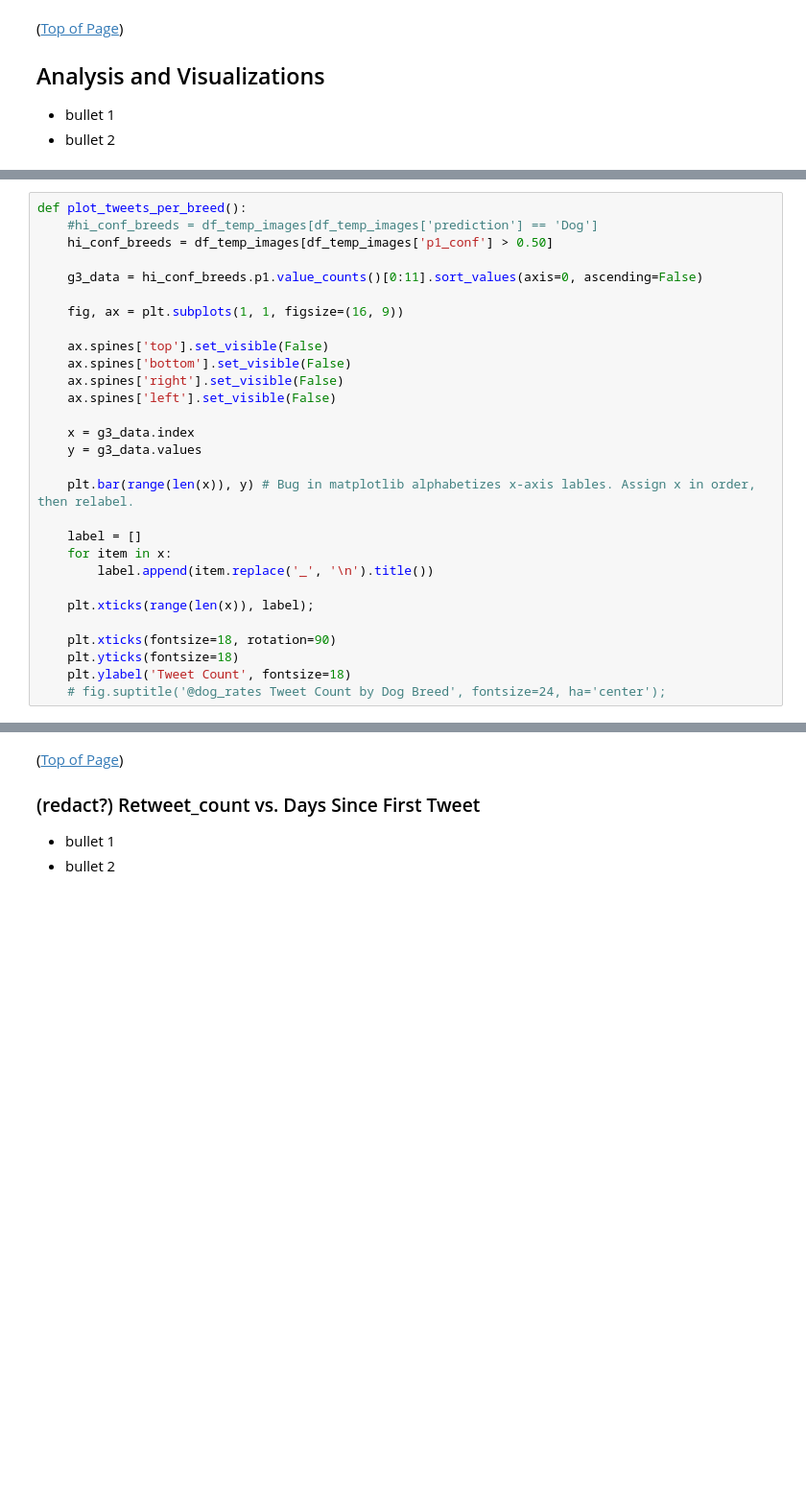
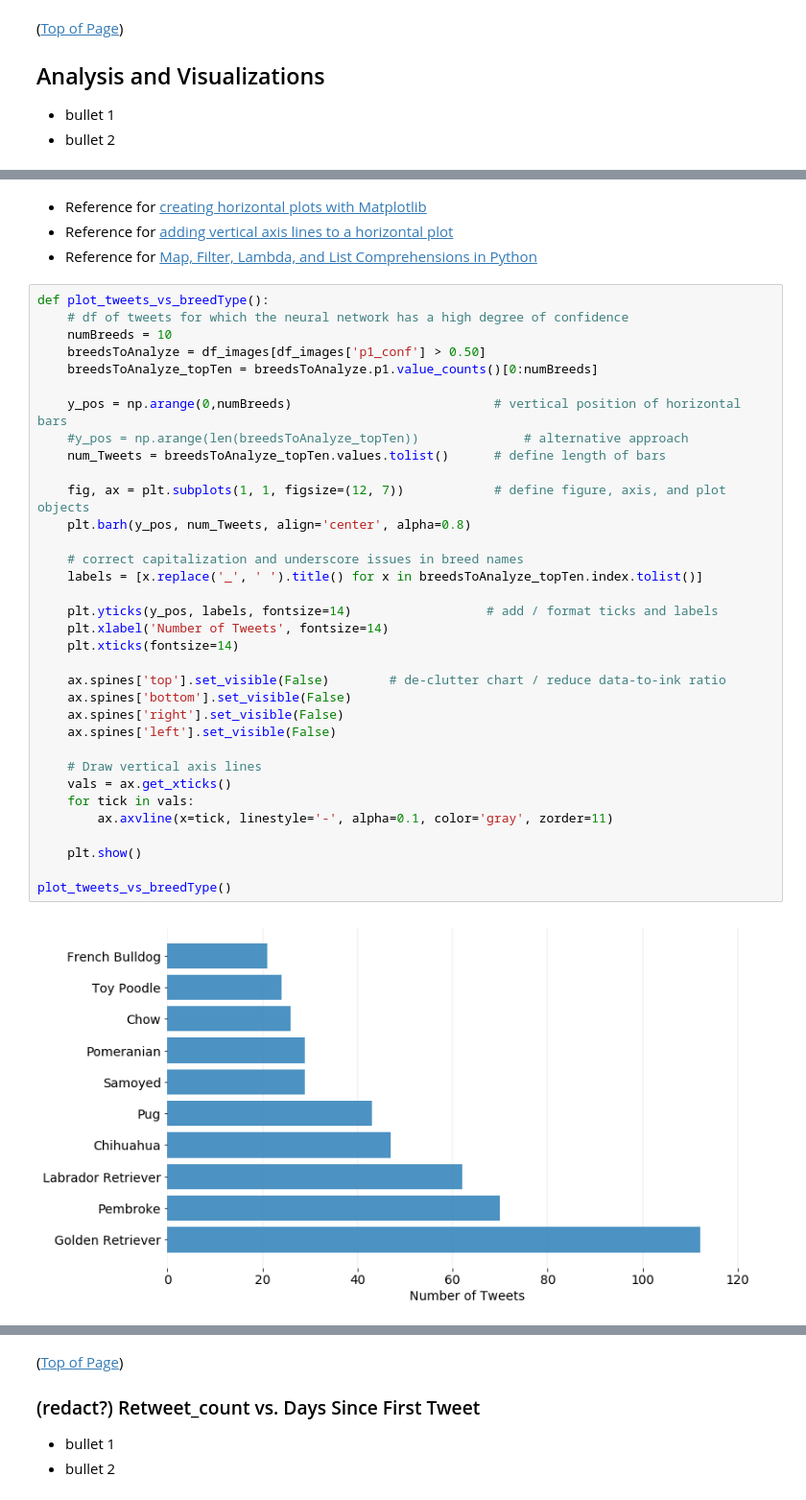
Before and after one commit to ldemastersmith/GoodDoggo, a Jupyter notebook: wrangle_act.ipynb, the cells around one changed output, grey strips where cells are left out. Shown: that part at 96% size. Cells and saved outputs as stored; diff of their text form; blank space fills up the shorter version.

```diff
--- a/wrangle_act.ipynb
+++ b/wrangle_act.ipynb
@@ -2049,29 +2102,40 @@ memory usage: 144.7+ KB
-# %%
-def plot_tweets_per_breed():
-    #hi_conf_breeds = df_temp_images[df_temp_images['prediction'] == 'Dog']
-    hi_conf_breeds = df_temp_images[df_temp_images['p1_conf'] > 0.50]
-
-    g3_data = hi_conf_breeds.p1.value_counts()[0:11].sort_values(axis=0, ascending=False)
-
-    fig, ax = plt.subplots(1, 1, figsize=(16, 9))
-
-    ax.spines['top'].set_visible(False)
-    ax.spines['bottom'].set_visible(False)
-    ax.spines['right'].set_visible(False)
-    ax.spines['left'].set_visible(False)
-
-    x = g3_data.index
-    y = g3_data.values
-
-    plt.bar(range(len(x)), y) # Bug in matplotlib alphabetizes x-axis lables. Assign x in order, then relabel.
-
-    label = []
-    for item in x:
-        label.append(item.replace('_', '\n').title())
-
-    plt.xticks(range(len(x)), label);
-
-    plt.xticks(fontsize=18, rotation=90)
-    plt.yticks(fontsize=18)
-    plt.ylabel('Tweet Count', fontsize=18)
-    # fig.suptitle('@dog_rates Tweet Count by Dog Breed', fontsize=24, ha='center');
+# %% [markdown]
+* Reference for [creating horizontal plots with Matplotlib](https://pythonspot.com/matplotlib-bar-chart/)
+* Reference for [adding vertical axis lines to a horizontal plot](https://mode.com/example-gallery/python_horizontal_bar/)
+* Reference for [Map, Filter, Lambda, and List Comprehensions in Python](http://www.u.arizona.edu/~erdmann/mse350/topics/list_comprehensions.html)
+# %%
+def plot_tweets_vs_breedType():
+    # df of tweets for which the neural network has a high degree of confidence
+    numBreeds = 10
+    breedsToAnalyze = df_images[df_images['p1_conf'] > 0.50]
+    breedsToAnalyze_topTen = breedsToAnalyze.p1.value_counts()[0:numBreeds]
+
+    y_pos = np.arange(0,numBreeds)                           # vertical position of horizontal bars
+    #y_pos = np.arange(len(breedsToAnalyze_topTen))              # alternative approach
+    num_Tweets = breedsToAnalyze_topTen.values.tolist()      # define length of bars
+
+    fig, ax = plt.subplots(1, 1, figsize=(12, 7))            # define figure, axis, and plot objects
+    plt.barh(y_pos, num_Tweets, align='center', alpha=0.8)
+
+    # correct capitalization and underscore issues in breed names
+    labels = [x.replace('_', ' ').title() for x in breedsToAnalyze_topTen.index.tolist()]
+
+    plt.yticks(y_pos, labels, fontsize=14)                  # add / format ticks and labels
+    plt.xlabel('Number of Tweets', fontsize=14)
+    plt.xticks(fontsize=14)
+
+    ax.spines['top'].set_visible(False)        # de-clutter chart / reduce data-to-ink ratio
+    ax.spines['bottom'].set_visible(False)
+    ax.spines['right'].set_visible(False)
+    ax.spines['left'].set_visible(False)
+
+    # Draw vertical axis lines
+    vals = ax.get_xticks()
+    for tick in vals:
+        ax.axvline(x=tick, linestyle='-', alpha=0.1, color='gray', zorder=11)
+
+    plt.show()
+
+plot_tweets_vs_breedType()
+# %% [output]
+[figure, added]
```
Also changed, not shown: parts of 45 cells of this notebook.
